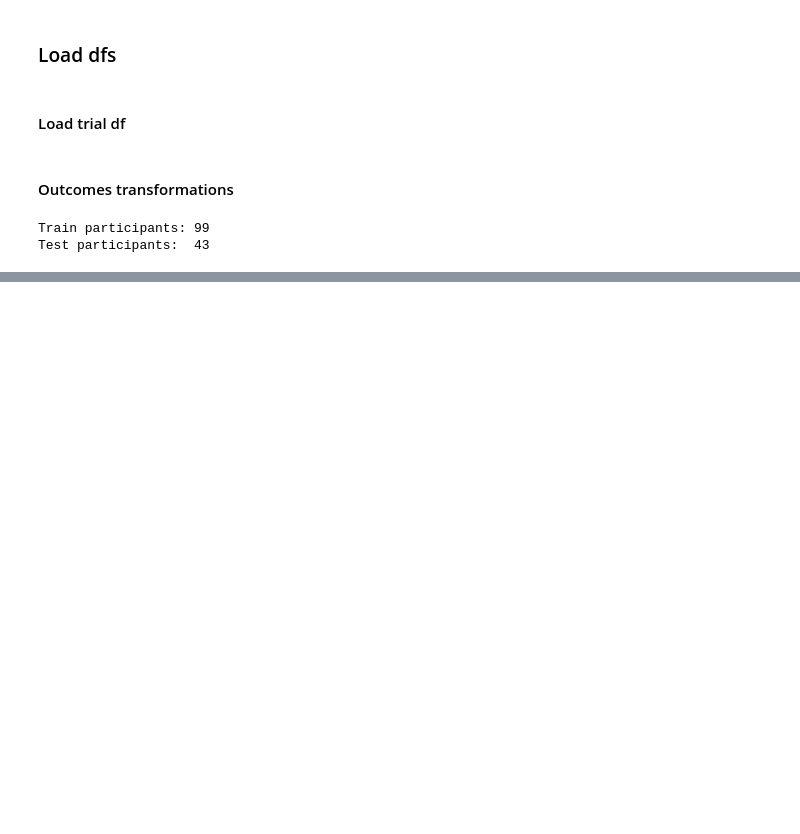
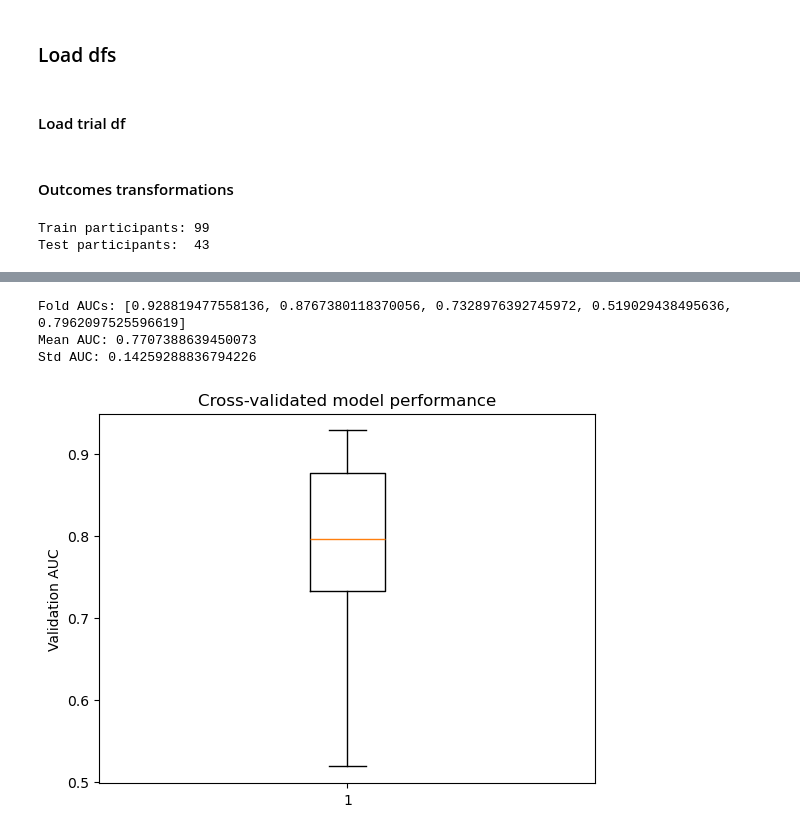
Before and after one commit to reimannge/freeview, a Jupyter notebook: CNN-LSTM.ipynb, the cells around one changed output, grey strips where cells are left out. Saved outputs shown, nothing was run; the diff lists cells and outputs as text; code cells hidden in the pictures; blank space fills up the shorter version.

```diff
--- a/CNN-LSTM.ipynb
+++ b/CNN-LSTM.ipynb
@@ -1000,0 +809,16 @@ print(results['1) outcome_t3_R Pupil XY demo']['confusion_matrix'])
+# %%
+print("Fold AUCs:", cv_results)
+print("Mean AUC:", np.mean(cv_results))
+print("Std AUC:", np.std(cv_results))
+
+
+
+plt.boxplot(cv_results)
+plt.ylabel("Validation AUC")
+plt.title("Cross-validated model performance")
+plt.show()
+# %% [output]
+Fold AUCs: [0.928819477558136, 0.8767380118370056, 0.7328976392745972, 0.519029438495636, 0.7962097525596619]
+Mean AUC: 0.7707388639450073
+Std AUC: 0.14259288836794226
+[figure, added]
```
Also changed, not shown: parts of 25 cells of this notebook.
